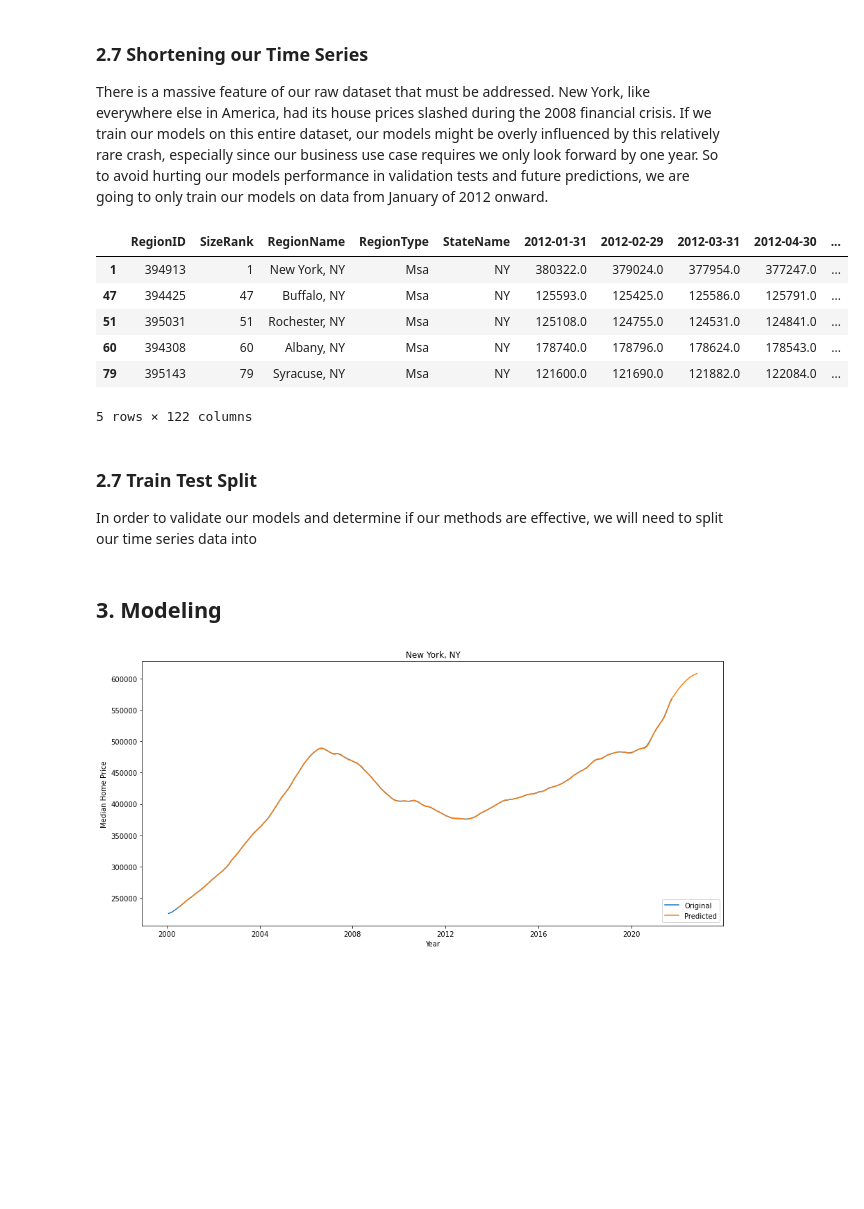
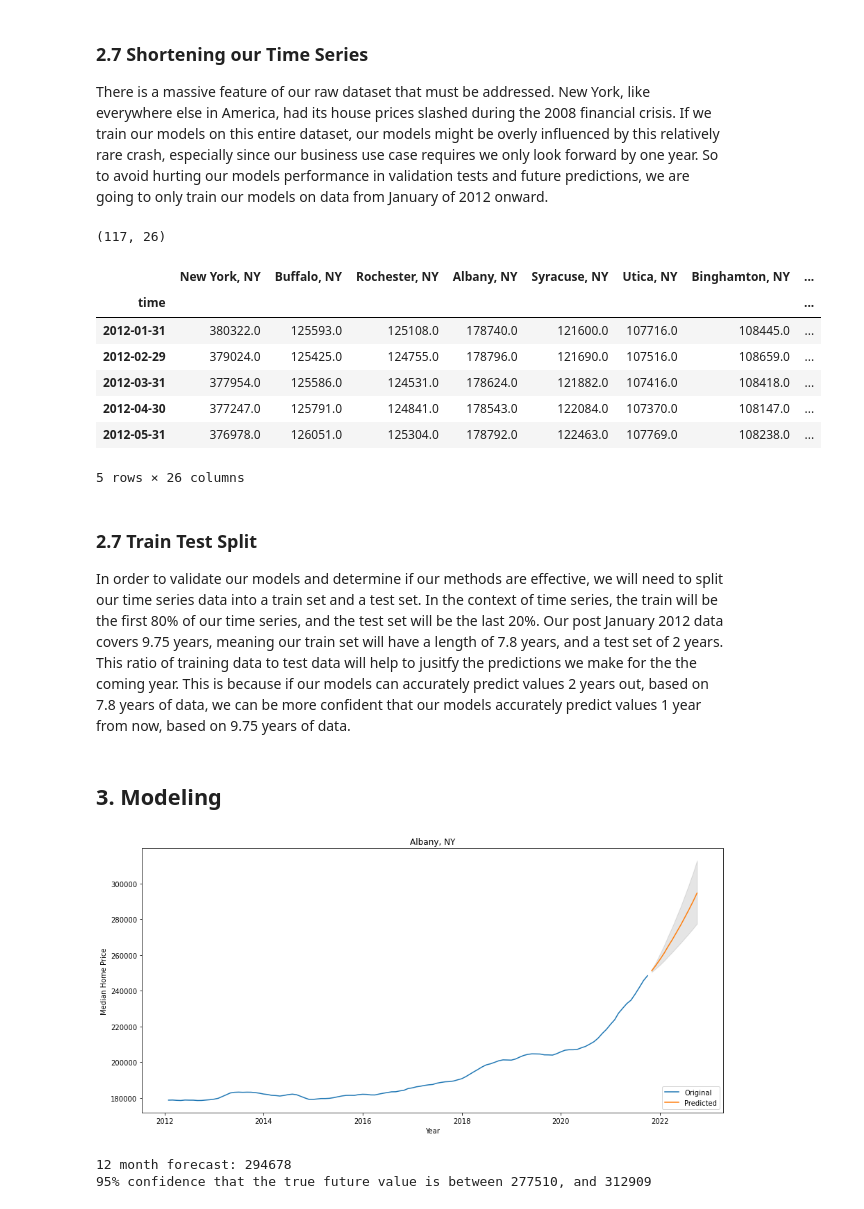
Before and after one commit to MellissaValle/Zillow_Real_Estate_Time_Series_analysis, a Jupyter notebook: Aidan/Aidan's Notebook.ipynb, the cells around one changed output. Saved outputs shown, nothing was run; the diff lists cells and outputs as text; code cells hidden in the pictures; blank space fills up the shorter version.

Commit message:
Reformat Dataframe, Update Main Function

```diff
--- a/Aidan/Aidan's Notebook.ipynb
+++ b/Aidan/Aidan's Notebook.ipynb
@@ -172,0 +177,9 @@ df_ny.head()
+# %%
+# This cell came courtesy of the other group working on this project
+df = pd.DataFrame()
+for i in df_ny['RegionName']:
+    x = melt_data(df_ny[df_ny['RegionName'] == i])
+    df = pd.concat([df, x], axis=1)
+    df.rename(columns = {'value':i}, inplace = True)
+
+df
@@ -176,24 +209,26 @@ df_ny.head()
 There is a massive feature of our raw dataset that must be addressed. New York, like everywhere else in America, had its house prices slashed during the 2008 financial crisis. If we train our models on this entire dataset, our models might be overly influenced by this relatively rare crash, especially since our business use case requires we only look forward by one year. So to avoid hurting our models performance in validation tests and future predictions, we are going to only train our models on data from January of 2012 onward.
 # %%
 # Making a list of the column names that track prices from 2000 through the end of 2011
-drop_list = df_ny.columns[5:149]
+df_2012 = df['2012-01-31':]
 
-# Dropping the columns
-df_ny_2012 = df_ny.drop(drop_list, axis=1)
+# Examining the new shape
+print(df_2012.shape)
 
 # Sanity check
-df_ny_2012.head()
+df_2012.head()
 # %% [output]
+(117, 26)
-|  | RegionID | SizeRank | RegionName | RegionType | StateName | 2012-01-31 | 2012-02-29 | 2012-03-31 | 2012-04-30 | ... |
-| 1 | 394913 | 1 | New York, NY | Msa | NY | 380322.0 | 379024.0 | 377954.0 | 377247.0 | ... |
-| 47 | 394425 | 47 | Buffalo, NY | Msa | NY | 125593.0 | 125425.0 | 125586.0 | 125791.0 | ... |
-| 51 | 395031 | 51 | Rochester, NY | Msa | NY | 125108.0 | 124755.0 | 124531.0 | 124841.0 | ... |
-| 60 | 394308 | 60 | Albany, NY | Msa | NY | 178740.0 | 178796.0 | 178624.0 | 178543.0 | ... |
-| 79 | 395143 | 79 | Syracuse, NY | Msa | NY | 121600.0 | 121690.0 | 121882.0 | 122084.0 | ... |
+|  | New York, NY | Buffalo, NY | Rochester, NY | Albany, NY | Syracuse, NY | Utica, NY | Binghamton, NY | ... |
+| time |  |  |  |  |  |  |  | ... |
+| 2012-01-31 | 380322.0 | 125593.0 | 125108.0 | 178740.0 | 121600.0 | 107716.0 | 108445.0 | ... |
+| 2012-02-29 | 379024.0 | 125425.0 | 124755.0 | 178796.0 | 121690.0 | 107516.0 | 108659.0 | ... |
+| 2012-03-31 | 377954.0 | 125586.0 | 124531.0 | 178624.0 | 121882.0 | 107416.0 | 108418.0 | ... |
+| 2012-04-30 | 377247.0 | 125791.0 | 124841.0 | 178543.0 | 122084.0 | 107370.0 | 108147.0 | ... |
+| 2012-05-31 | 376978.0 | 126051.0 | 125304.0 | 178792.0 | 122463.0 | 107769.0 | 108238.0 | ... |
-5 rows × 122 columns
+5 rows × 26 columns
 # %% [markdown]
 ### 2.7 Train Test Split
 
-In order to validate our models and determine if our methods are effective, we will need to split our time series data into
+In order to validate our models and determine if our methods are effective, we will need to split our time series data into a train set and a test set. In the context of time series, the train will be the first 80% of our time series, and the test set will be the last 20%. Our post January 2012 data covers 9.75 years, meaning our train set will have a length of 7.8 years, and a test set of 2 years. This ratio of training data to test data will help to jusitfy the predictions we make for the the coming year. This is because if our models can accurately predict values 2 years out, based on 7.8 years of data, we can be more confident that our models accurately predict values 1 year from now, based on 9.75 years of data.
 # %% [markdown]
 ## 3. Modeling
@@ -251,13 +275,28 @@ def run_arima_model(i, start, end):
 # %%
-name, original_series, prediction_series = run_arima_model(0, 0, 273)
+def plot_results(i, steps):
 
-fig, ax = plt.subplots(figsize=(15, 7))
-plt.plot(original_series)
-plt.plot(prediction_series[5:])
-plt.title(name)
-plt.legend(['Original','Predicted'], loc='lower right')
-plt.xlabel('Year')
-plt.ylabel('Median Home Price')
-plt.show()
+    name, original_series, forecast_series = run_arima_model(3, 12)
+
+    fig, ax = plt.subplots(figsize=(15, 7))
+    plt.plot(original_series)
+    plt.plot(forecast_series['mean'])
+    ax.fill_between(forecast_series.index, forecast_series['mean_ci_lower'],
+                    forecast_series['mean_ci_upper'], color='k', alpha=0.1)
+    plt.title(name)
+    plt.legend(['Original','Predicted'], loc='lower right')
+    plt.xlabel('Year')
+    plt.ylabel('Median Home Price')
+    plt.show()
+
+    forecast = round(forecast_series['mean'][11])
+    low_int =  round(forecast_series['mean_ci_lower'][11])
+    high_int = round(forecast_series['mean_ci_upper'][11])
+
+    print(f'12 month forecast: {forecast}')
+    print(f'95% confidence that the true future value is between {low_int}, and {high_int}')
-# %% [output]
-[figure, removed]
+# %%
+plot_results(3, 12)
+# %% [output]
+[figure, added]
+12 month forecast: 294678
+95% confidence that the true future value is between 277510, and 312909
```
Also changed, not shown: parts of 7 cells of this notebook.
